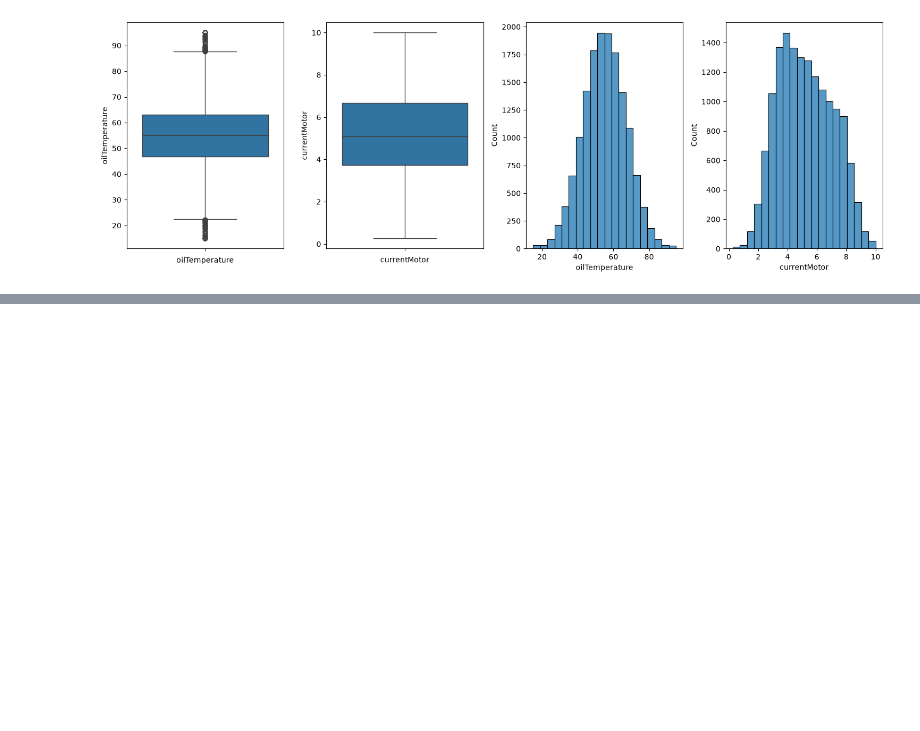
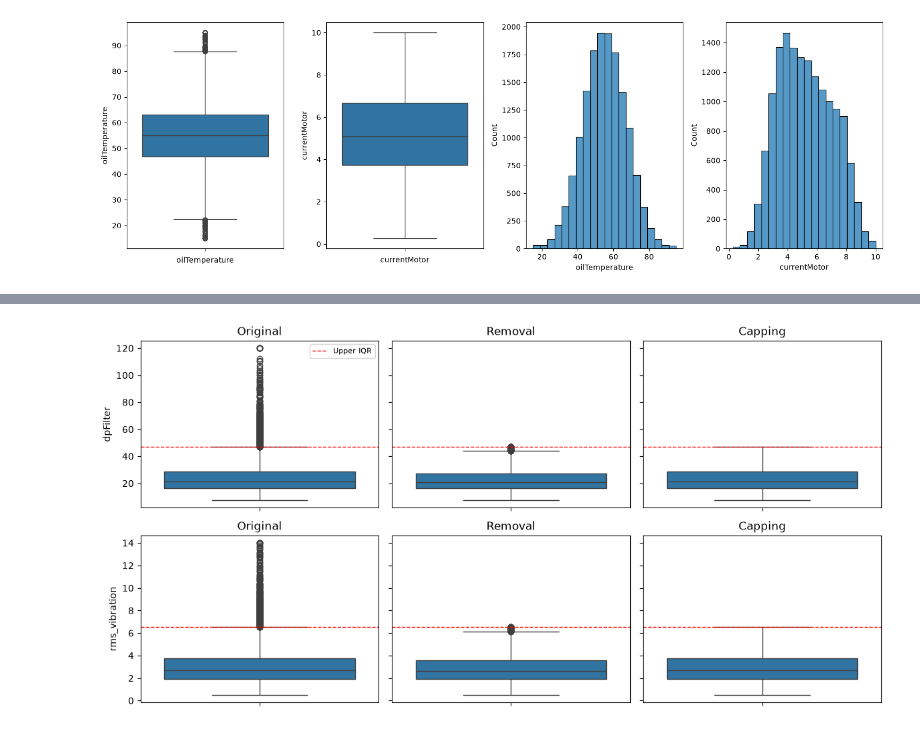
Before and after one commit to yegor-vin/Intelligent-data-analysis--project, a Jupyter notebook: phase-1-2.ipynb, the cells around one changed output, grey strips where cells are left out. Cells and saved outputs as stored; diff of their text form; code cells hidden in the pictures; blank space fills up the shorter version.

```diff
--- a/phase-1-2.ipynb
+++ b/phase-1-2.ipynb
@@ -657,0 +830,21 @@ Difference in length after filtering oilTemperature and currentMotor: 60
+# %%
+rows = []
+for column in sensor_columns:
+    present = integrated[column + "_present"]
+    groups = {
+        "Observed outlier": outlier_flags[column],
+        "Observed within bounds": present & ~outlier_flags[column],
+        "Missing/imputed": ~present,
+    }
+    for group, mask in groups.items():
+        failures = integrated.loc[mask, "Failure"]
+        rows.append({
+            "attribute": column,
+            "group": group,
+            "readings": len(failures),
+            "failures": failures.sum(),
+            "failure_rate_pct": failures.mean() * 100,
+        })
+
+failure_comparison = pd.DataFrame(rows).set_index(["attribute", "group"])
+display(failure_comparison.round(2))
@@ -657,0 +901,24 @@ Difference in length after filtering oilTemperature and currentMotor: 60
+# %%
+fig, axes = plt.subplots(2, 3, figsize=(12, 6), sharey="row")
+
+for j, (name, data) in enumerate(variants.items()):
+    for i, column in enumerate(sensor_columns):
+        ax = axes[i, j]
+        sns.boxplot(
+            y=data.loc[data[column + "_present"], column],
+            ax=ax,
+        )
+        ax.axhline(
+            bounds.loc[column, "upper"],
+            color="red",
+            linestyle="--",
+            linewidth=1,
+            label="Upper IQR",
+        )
+        ax.set_title(name)
+
+axes[0, 0].legend(fontsize=8)
+plt.tight_layout()
+plt.show()
+# %% [output]
+[figure, added]
```
Also changed, not shown: parts of 44 cells of this notebook.
